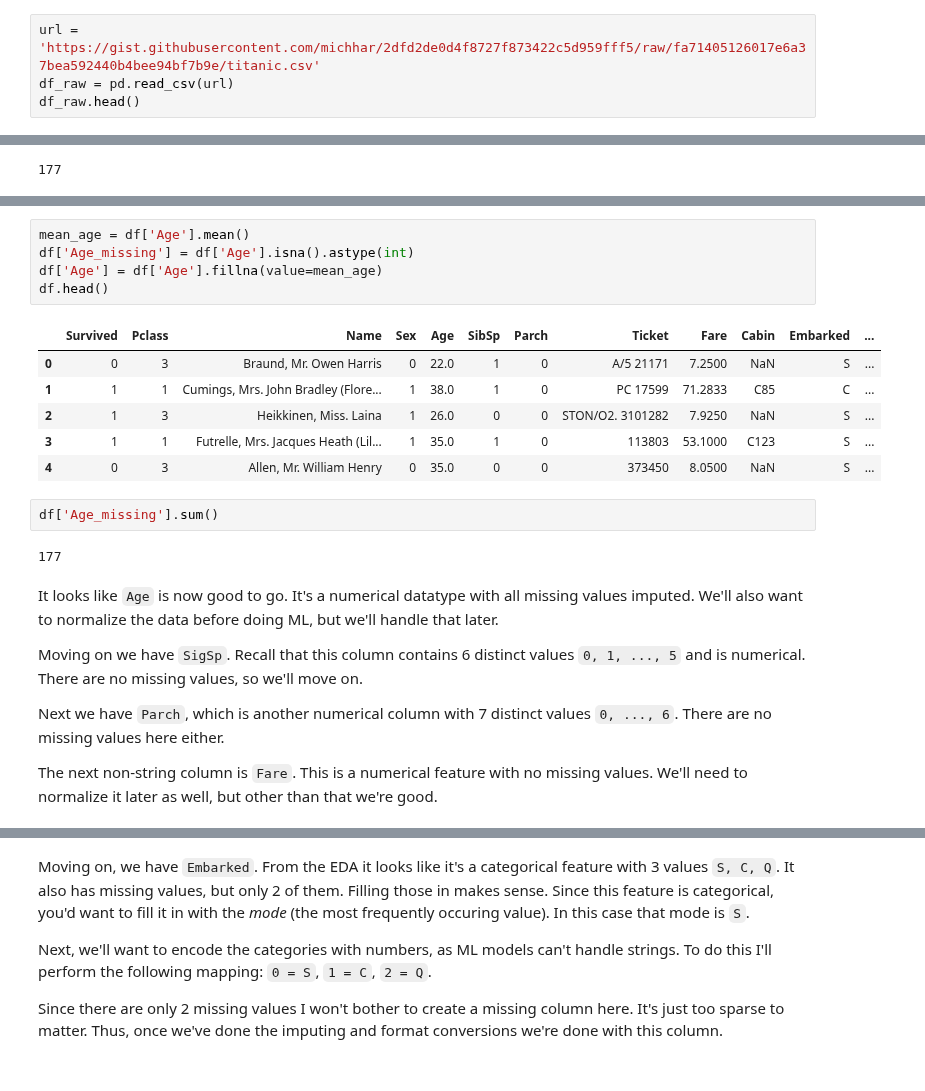
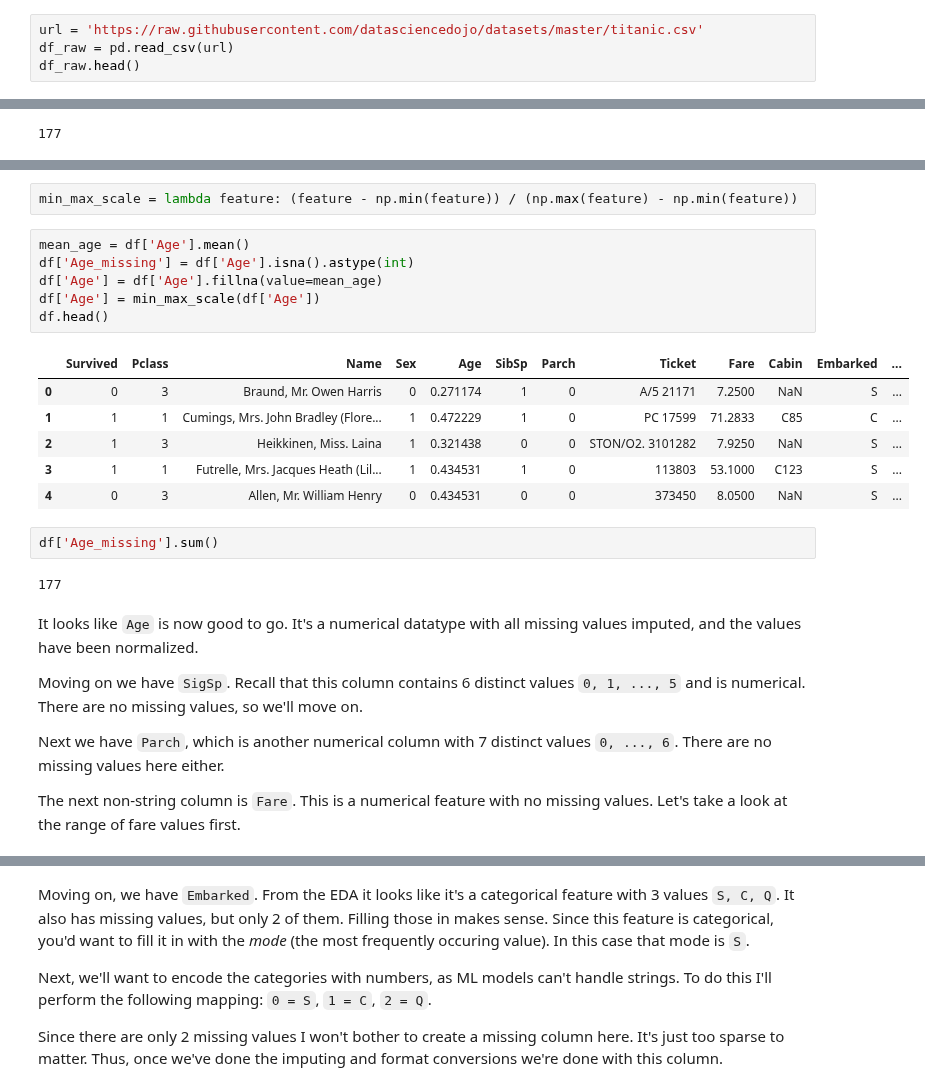
Before and after one commit to rkingery/ml_tutorials, a Jupyter notebook: notebooks/data_cleaning.ipynb, the cells around one changed output, grey strips where cells are left out. Saved outputs shown, nothing was run; the diff lists cells and outputs as text.

Commit message:
updated data nbs

```diff
--- a/notebooks/data_cleaning.ipynb
+++ b/notebooks/data_cleaning.ipynb
@@ -36,7 +38,7 @@ Focusing on the Titanic dataset again, I'll again import the data from the URL b
 
 This time when loading the dataframe I'll call it `df_raw`, and then make a copy of it into the dataframe `df` that we'll clean up. This is a good idea to do because it's easy to screw something up when data cleaning, and so if you do it's worth having the raw data around to go back to and try again.
 # %%
-url = 'https://gist.githubusercontent.com/michhar/2dfd2de0d4f8727f873422c5d959fff5/raw/fa71405126017e6a37bea592440b4bee94bf7b9e/titanic.csv'
+url = 'https://raw.githubusercontent.com/datasciencedojo/datasets/master/titanic.csv'
 df_raw = pd.read_csv(url)
 df_raw.head()
 # %% [output]
@@ -118,24 +122,27 @@ Notice I also create the new feature `Age_missing`, which is a binary feature wh
+# %%
+min_max_scale = lambda feature: (feature - np.min(feature)) / (np.max(feature) - np.min(feature))
 # %%
 mean_age = df['Age'].mean()
 df['Age_missing'] = df['Age'].isna().astype(int)
 df['Age'] = df['Age'].fillna(value=mean_age)
+df['Age'] = min_max_scale(df['Age'])
 df.head()
 # %% [output]
 |  | Survived | Pclass | Name | Sex | Age | SibSp | Parch | Ticket | Fare | Cabin | Embarked | ... |
-| 0 | 0 | 3 | Braund, Mr. Owen Harris | 0 | 22.0 | 1 | 0 | A/5 21171 | 7.2500 | NaN | S | ... |
-| 1 | 1 | 1 | Cumings, Mrs. John Bradley (Flore... | 1 | 38.0 | 1 | 0 | PC 17599 | 71.2833 | C85 | C | ... |
-| 2 | 1 | 3 | Heikkinen, Miss. Laina | 1 | 26.0 | 0 | 0 | STON/O2. 3101282 | 7.9250 | NaN | S | ... |
-| 3 | 1 | 1 | Futrelle, Mrs. Jacques Heath (Lil... | 1 | 35.0 | 1 | 0 | 113803 | 53.1000 | C123 | S | ... |
-| 4 | 0 | 3 | Allen, Mr. William Henry | 0 | 35.0 | 0 | 0 | 373450 | 8.0500 | NaN | S | ... |
+| 0 | 0 | 3 | Braund, Mr. Owen Harris | 0 | 0.271174 | 1 | 0 | A/5 21171 | 7.2500 | NaN | S | ... |
+| 1 | 1 | 1 | Cumings, Mrs. John Bradley (Flore... | 1 | 0.472229 | 1 | 0 | PC 17599 | 71.2833 | C85 | C | ... |
+| 2 | 1 | 3 | Heikkinen, Miss. Laina | 1 | 0.321438 | 0 | 0 | STON/O2. 3101282 | 7.9250 | NaN | S | ... |
+| 3 | 1 | 1 | Futrelle, Mrs. Jacques Heath (Lil... | 1 | 0.434531 | 1 | 0 | 113803 | 53.1000 | C123 | S | ... |
+| 4 | 0 | 3 | Allen, Mr. William Henry | 0 | 0.434531 | 0 | 0 | 373450 | 8.0500 | NaN | S | ... |
 # %%
 df['Age_missing'].sum()
 # %% [output]
 177
 # %% [markdown]
-It looks like `Age` is now good to go. It's a numerical datatype with all missing values imputed. We'll also want to normalize the data before doing ML, but we'll handle that later.
+It looks like `Age` is now good to go. It's a numerical datatype with all missing values imputed, and the values have been normalized.
 
 Moving on we have `SigSp`. Recall that this column contains 6 distinct values `0, 1, ..., 5` and is numerical. There are no missing values, so we'll move on.
 
 Next we have `Parch`, which is another numerical column with 7 distinct values `0, ..., 6`. There are no missing values here either.
 
-The next non-string column is `Fare`. This is a numerical feature with no missing values. We'll need to normalize it later as well, but other than that we're good.
+The next non-string column is `Fare`. This is a numerical feature with no missing values. Let's take a look at the range of fare values first.
```
Also changed, not shown: parts of 64 cells of this notebook, 1 other file.
